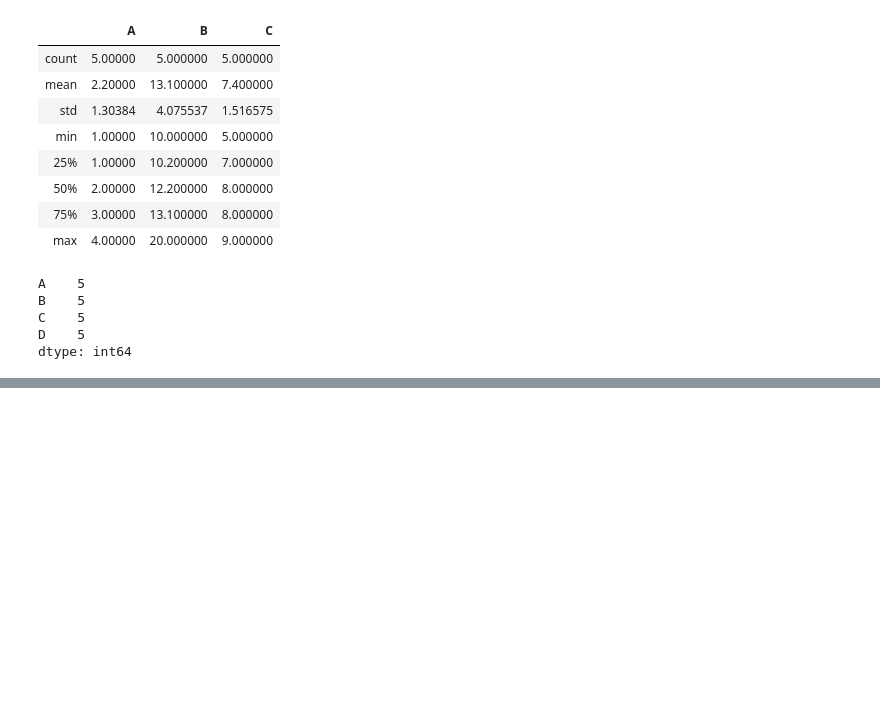
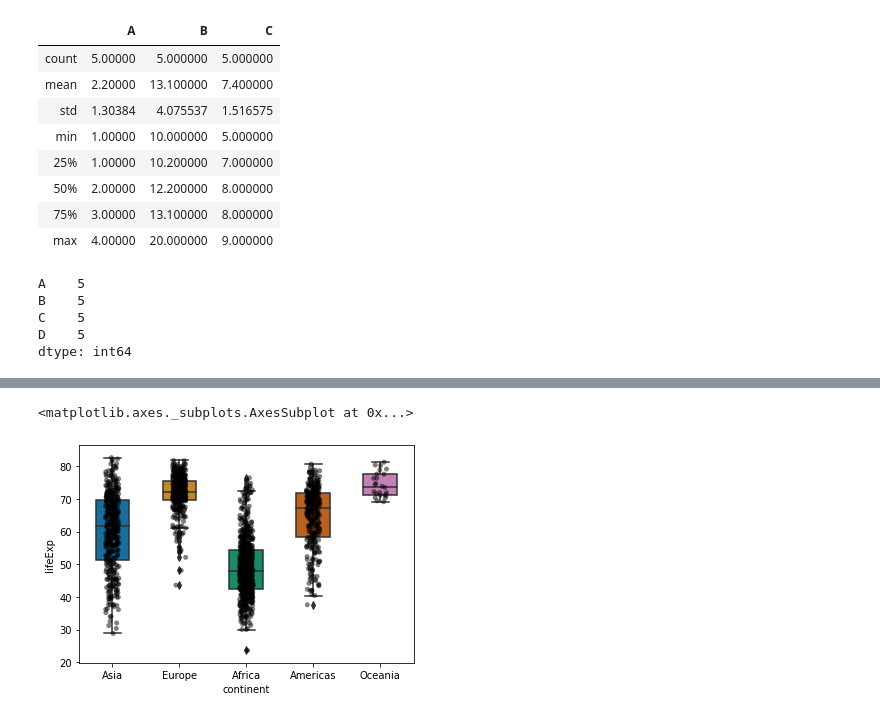
Before and after one commit to hahafael/IBM-s_data_science_course, a Jupyter notebook: Module 3 - Exploratory Data Analysis .ipynb, the cells around one changed output, grey strips where cells are left out. Saved outputs shown, nothing was run; the diff lists cells and outputs as text; code cells hidden in the pictures; blank space fills up the shorter version.

```diff
--- a/Module 3 - Exploratory Data Analysis .ipynb
+++ b/Module 3 - Exploratory Data Analysis .ipynb
@@ -73,0 +86,8 @@ sns.boxplot()
+# %%
+#Here, we're plotting the life expectancy in function of the continent.:
+
+sns.boxplot(x = 'continent', y = 'lifeExp', data = gapminder, width = 0.5, palette = 'colorblind')
+sns.stripplot( x = 'continent', y = 'lifeExp', data = gapminder, jitter = True, marker = 'o', alpha = 0.5, color = 'black')
+# %% [output]
+<matplotlib.axes._subplots.AxesSubplot at 0x...>
+[figure, added]
```
Also changed, not shown: parts of 14 cells of this notebook.
